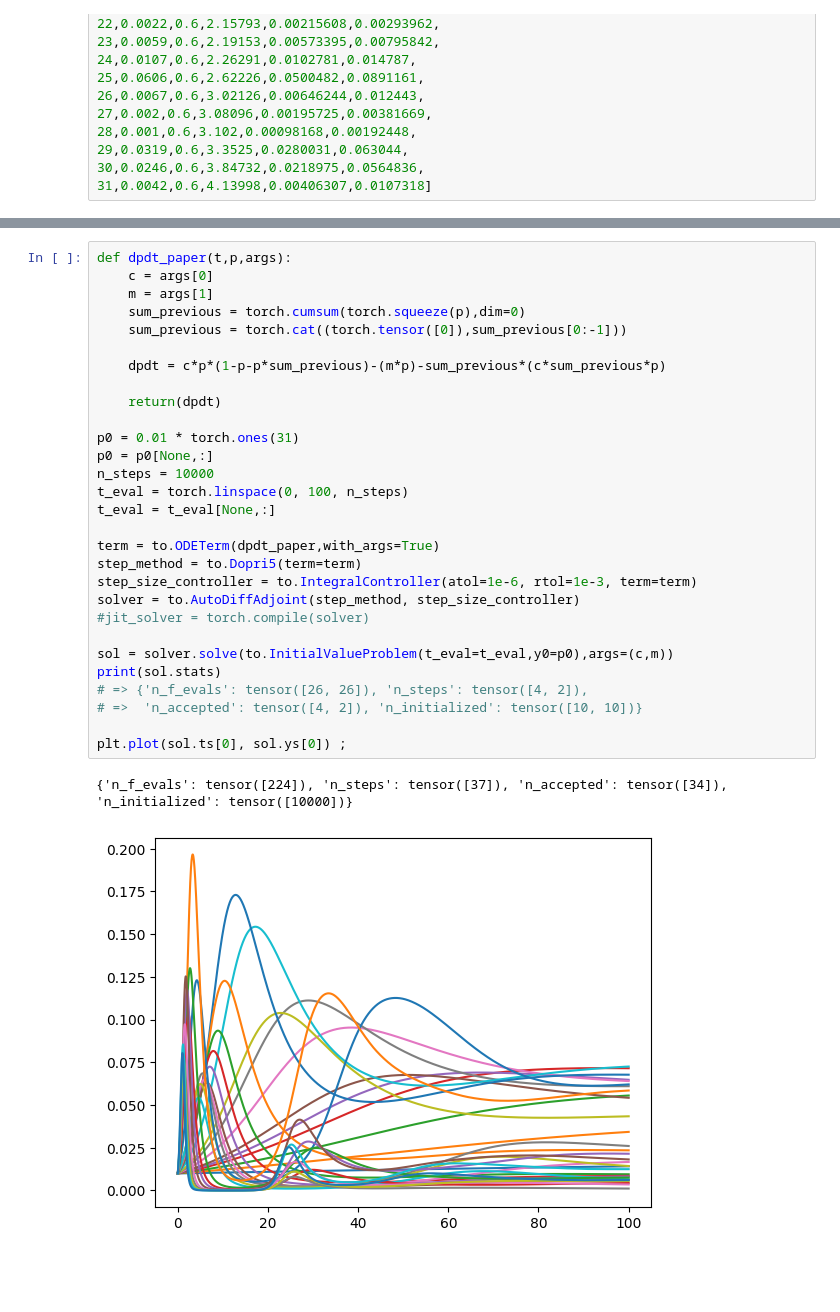
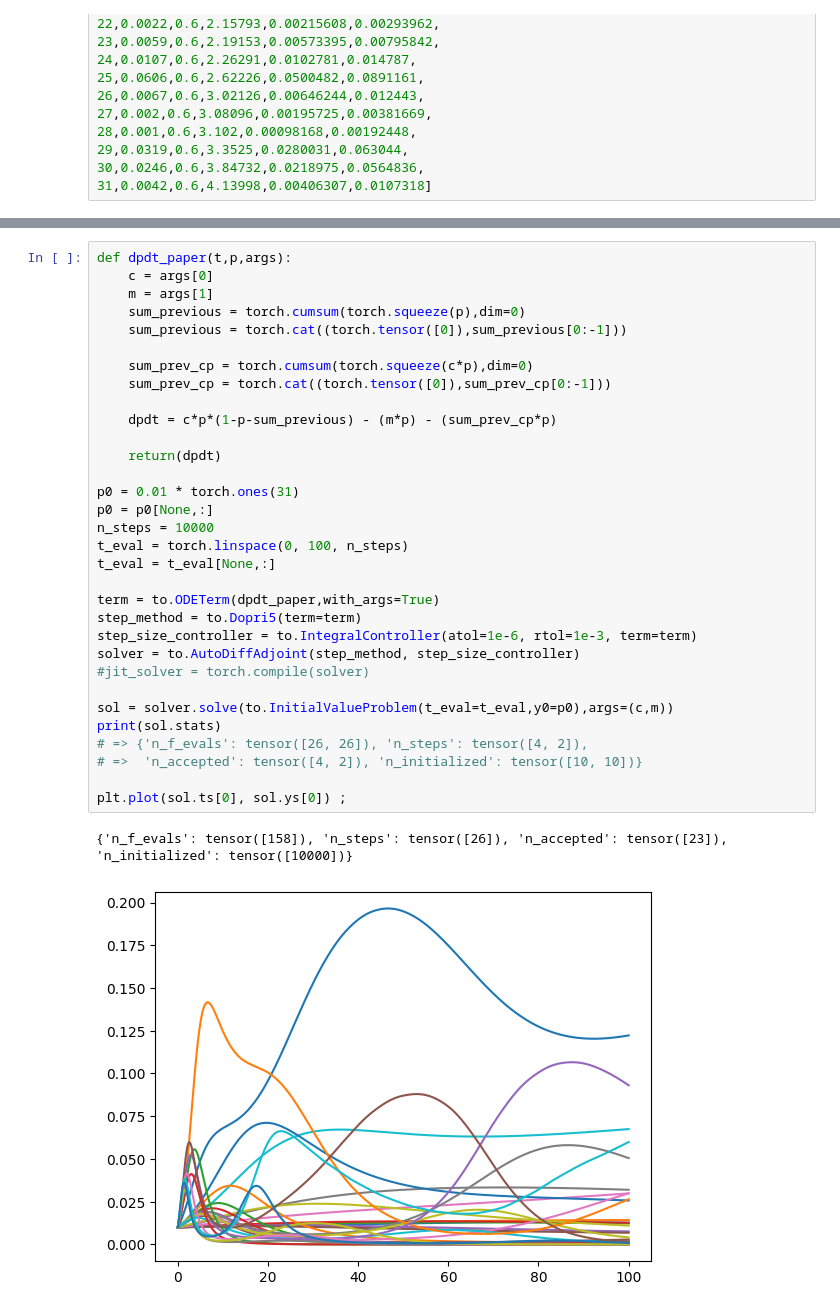
Before and after one commit to jackroedel/GANG-GANG, a Jupyter notebook: GangODE.ipynb, the cells around one changed output, grey strips where cells are left out. Drawn from its saved outputs; the diff is of its cells as text; blank space fills up the shorter version.

```diff
--- a/GangODE.ipynb
+++ b/GangODE.ipynb
@@ -43,35 +94,38 @@ m=0.6
 # %%
 def dpdt_paper(t,p,args):
     c = args[0]
     m = args[1]
     sum_previous = torch.cumsum(torch.squeeze(p),dim=0)
     sum_previous = torch.cat((torch.tensor([0]),sum_previous[0:-1]))
 
-    dpdt = c*p*(1-p-p*sum_previous)-(m*p)-sum_previous*(c*sum_previous*p)
+    sum_prev_cp = torch.cumsum(torch.squeeze(c*p),dim=0)
+    sum_prev_cp = torch.cat((torch.tensor([0]),sum_prev_cp[0:-1]))
+
+    dpdt = c*p*(1-p-sum_previous) - (m*p) - (sum_prev_cp*p)
 
     return(dpdt)
 
 p0 = 0.01 * torch.ones(31)
 p0 = p0[None,:]
 n_steps = 10000
 t_eval = torch.linspace(0, 100, n_steps)
 t_eval = t_eval[None,:]
 
 term = to.ODETerm(dpdt_paper,with_args=True)
 step_method = to.Dopri5(term=term)
 step_size_controller = to.IntegralController(atol=1e-6, rtol=1e-3, term=term)
 solver = to.AutoDiffAdjoint(step_method, step_size_controller)
 #jit_solver = torch.compile(solver)
 
 sol = solver.solve(to.InitialValueProblem(t_eval=t_eval,y0=p0),args=(c,m))
 print(sol.stats)
 # => {'n_f_evals': tensor([26, 26]), 'n_steps': tensor([4, 2]),
 # =>  'n_accepted': tensor([4, 2]), 'n_initialized': tensor([10, 10])}
 
 plt.plot(sol.ts[0], sol.ys[0]) ;
 # %% [output]
-{'n_f_evals': tensor([224]), 'n_steps': tensor([37]), 'n_accepted': tensor([34]), 'n_initialized': tensor([10000])}
+{'n_f_evals': tensor([158]), 'n_steps': tensor([26]), 'n_accepted': tensor([23]), 'n_initialized': tensor([10000])}
-[figure, old version]
+[figure, new version]
 # %%
 print(torch.sum(sol.ys[0][-1]))
 # %% [output]
```
Also changed, not shown: parts of 4 cells of this notebook.
